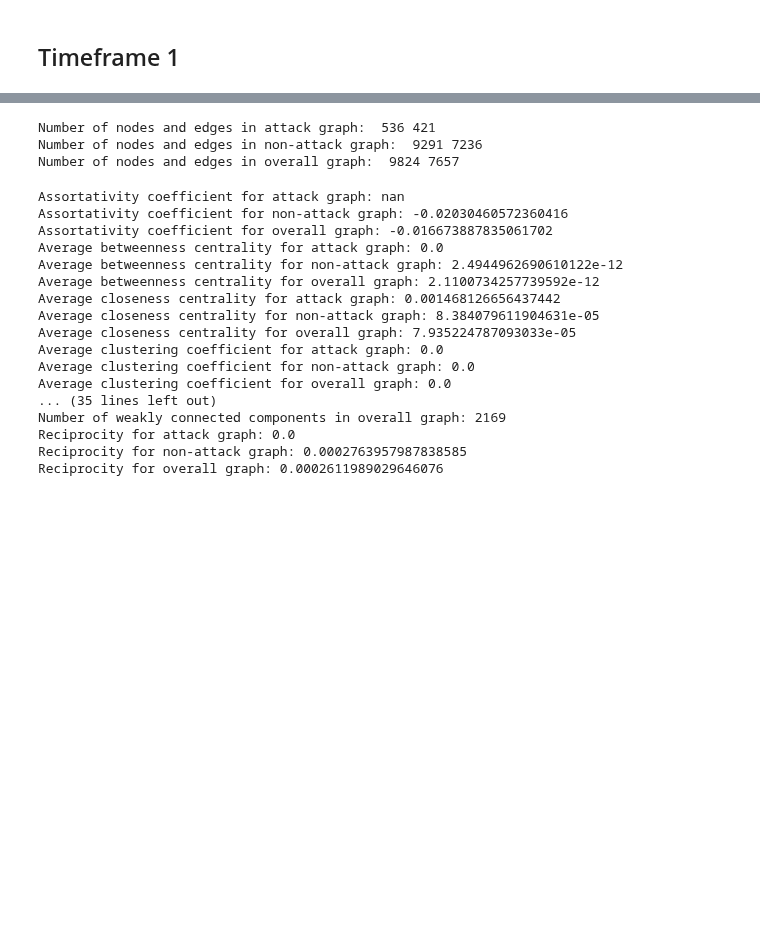
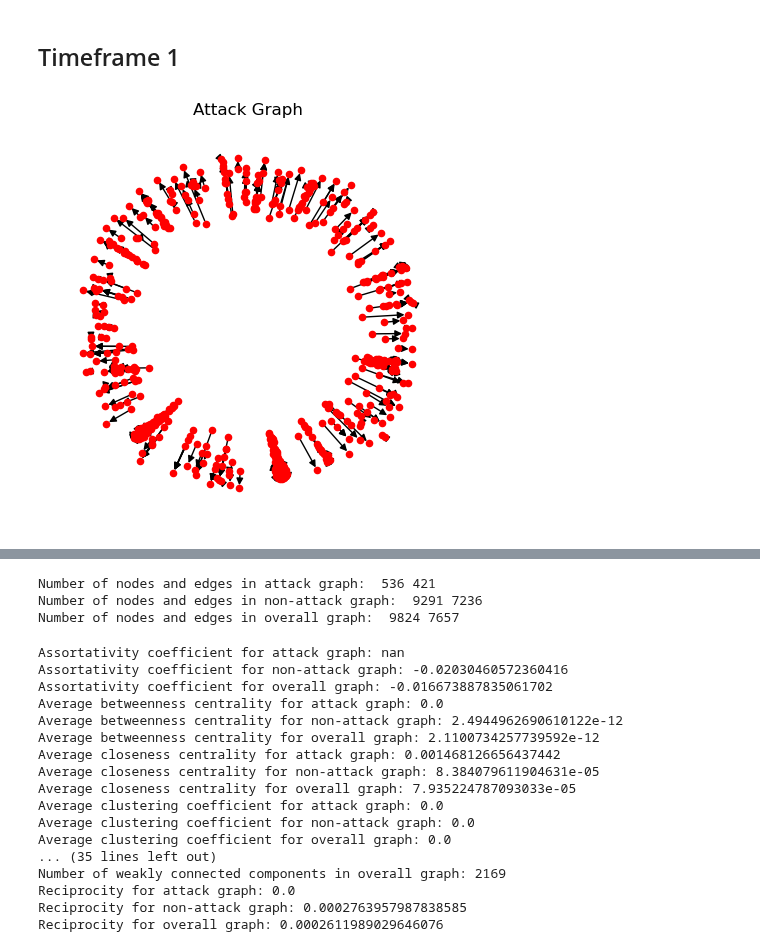
Before and after one commit to Rithuh/Graph-Based-Network-Anomaly-Detection, a Jupyter notebook: TimeFrameGraph/5timeframe.ipynb, the cells around one changed output, grey strips where cells are left out. Drawn from its saved outputs; the diff is of its cells as text; code cells hidden in the pictures; blank space fills up the shorter version.

Commit message:
visualisation fo timeframe graphs

```diff
--- a/TimeFrameGraph/5timeframe.ipynb
+++ b/TimeFrameGraph/5timeframe.ipynb
@@ -67,3 +67,14 @@ for i in range(len(df1_grouped)):
     dst_node = str(df1_grouped['dstip'][i]) + ':' + str(df1_grouped['dsport'][i])
     edge_weight = df1_grouped['count'][i]
     overallG_5_5_5_4_5_1.add_edge(src_node, dst_node, weight=edge_weight)
+# %%
+import matplotlib.pyplot as plt
+
+# Draw the graph
+plt.figure(figsize=(4, 4))
+pos = nx.spring_layout(attackG_5_5_5_4_5_2)
+nx.draw(attackG_5_5_5_4_5_2, pos, with_labels=False, node_size=20, node_color = "red")
+plt.title("Attack Graph")
+plt.show()
+# %% [output]
+[figure, added]
```
Also changed, not shown: parts of 2 cells of this notebook, 1 other file.
